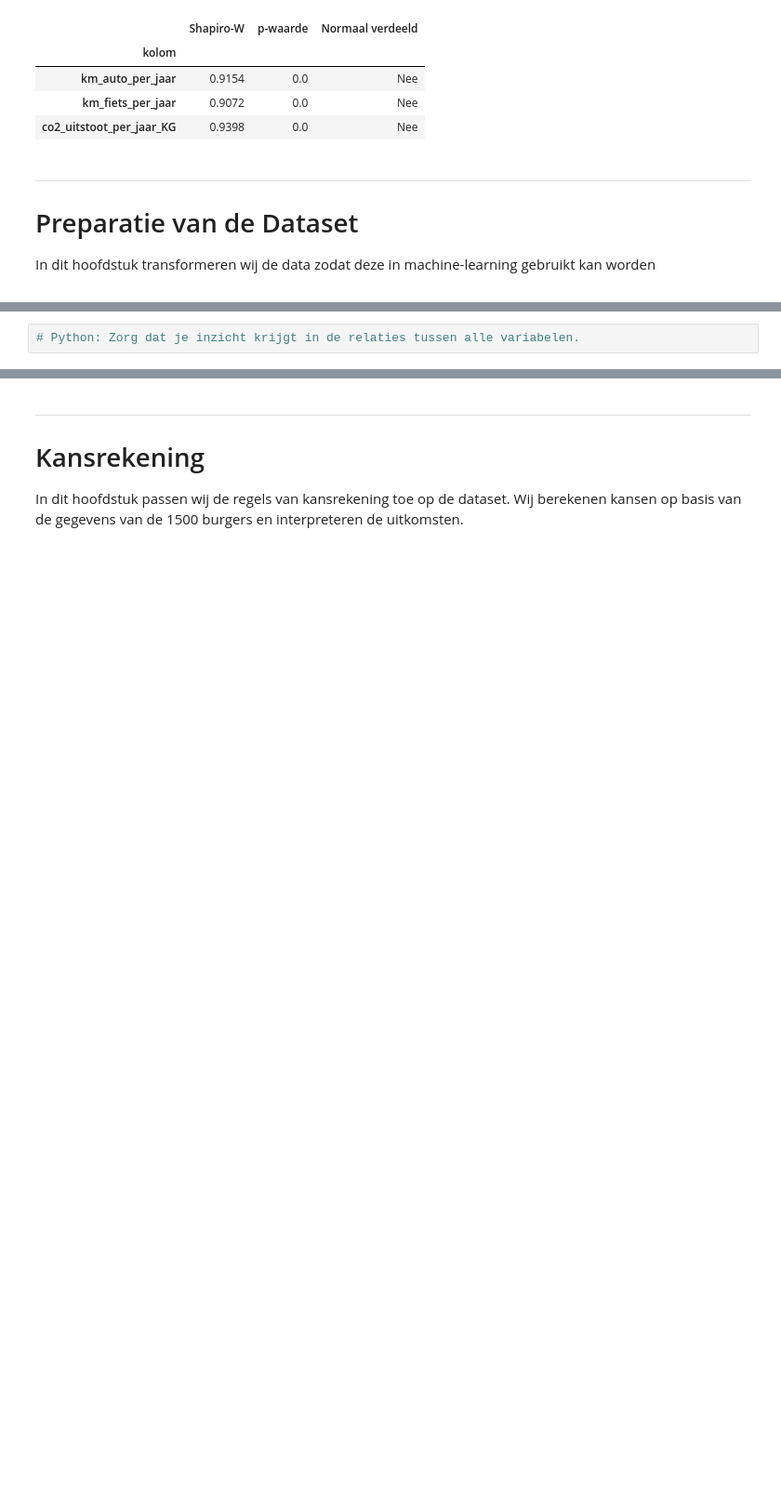
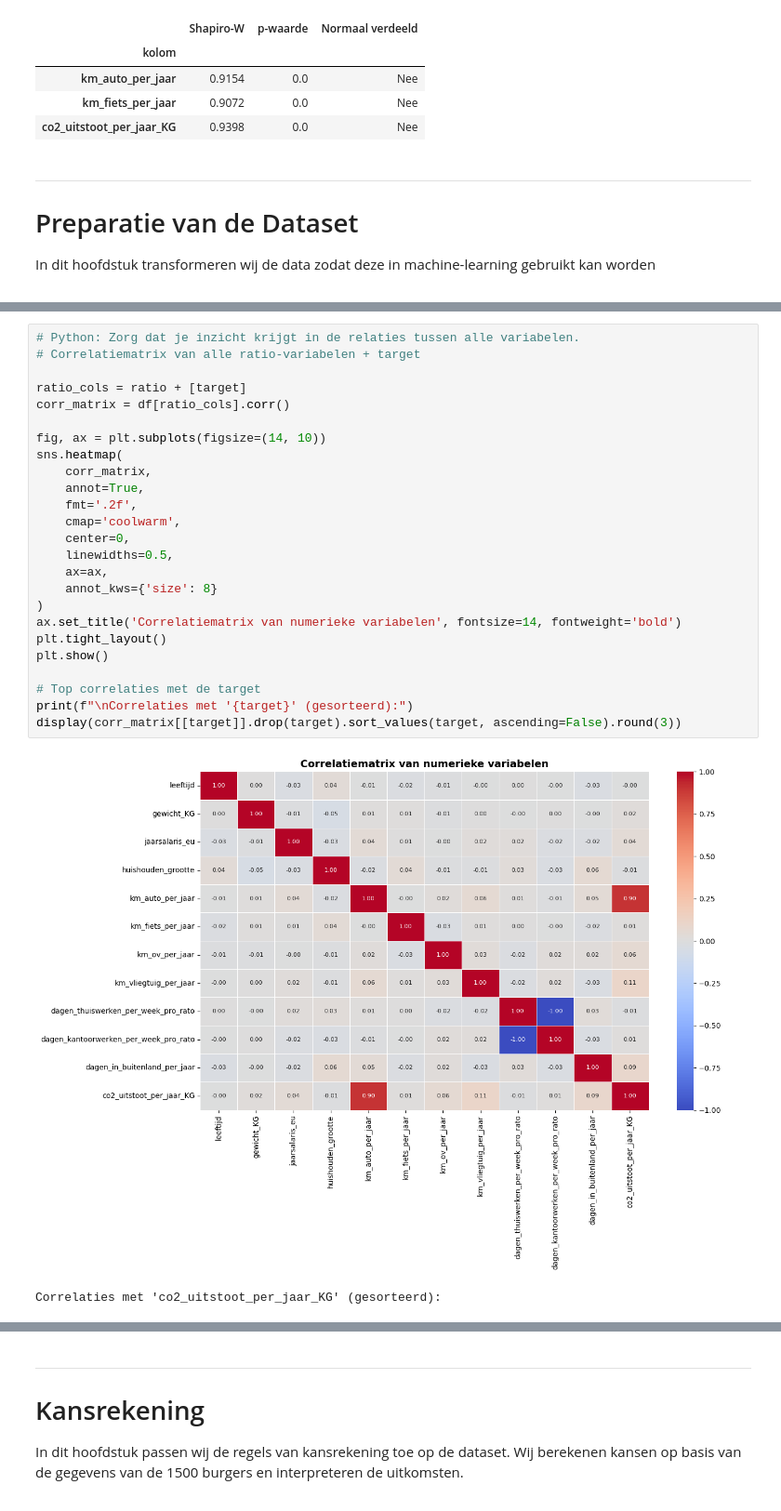
Before and after one commit to EchoinSilences/WiskundePortfolioHHS, a Jupyter notebook: Onderzoek.ipynb, the cells around one changed output, grey strips where cells are left out. Shown at 93% size. Drawn from its saved outputs; the diff is of its cells as text; blank space fills up the shorter version.

```diff
--- a/Onderzoek.ipynb
+++ b/Onderzoek.ipynb
@@ -293,2 +331,28 @@ In dit hoofdstuk transformeren wij de data zodat deze in machine-learning gebrui
 # %%
 # Python: Zorg dat je inzicht krijgt in de relaties tussen alle variabelen.
+# Correlatiematrix van alle ratio-variabelen + target
+
+ratio_cols = ratio + [target]
+corr_matrix = df[ratio_cols].corr()
+
+fig, ax = plt.subplots(figsize=(14, 10))
+sns.heatmap(
+    corr_matrix,
+    annot=True,
+    fmt='.2f',
+    cmap='coolwarm',
+    center=0,
+    linewidths=0.5,
+    ax=ax,
+    annot_kws={'size': 8}
+)
+ax.set_title('Correlatiematrix van numerieke variabelen', fontsize=14, fontweight='bold')
+plt.tight_layout()
+plt.show()
+
+# Top correlaties met de target
+print(f"\nCorrelaties met '{target}' (gesorteerd):")
+display(corr_matrix[[target]].drop(target).sort_values(target, ascending=False).round(3))
+# %% [output]
+[figure, added]
+Correlaties met 'co2_uitstoot_per_jaar_KG' (gesorteerd):
```
Also changed, not shown: parts of 7 cells of this notebook, 1 other file.
